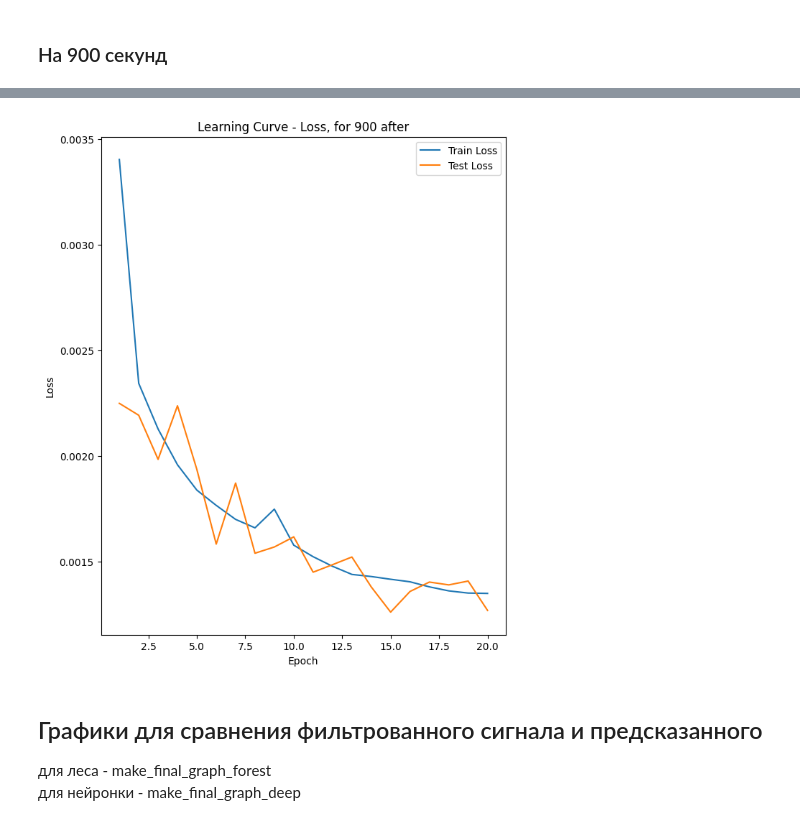
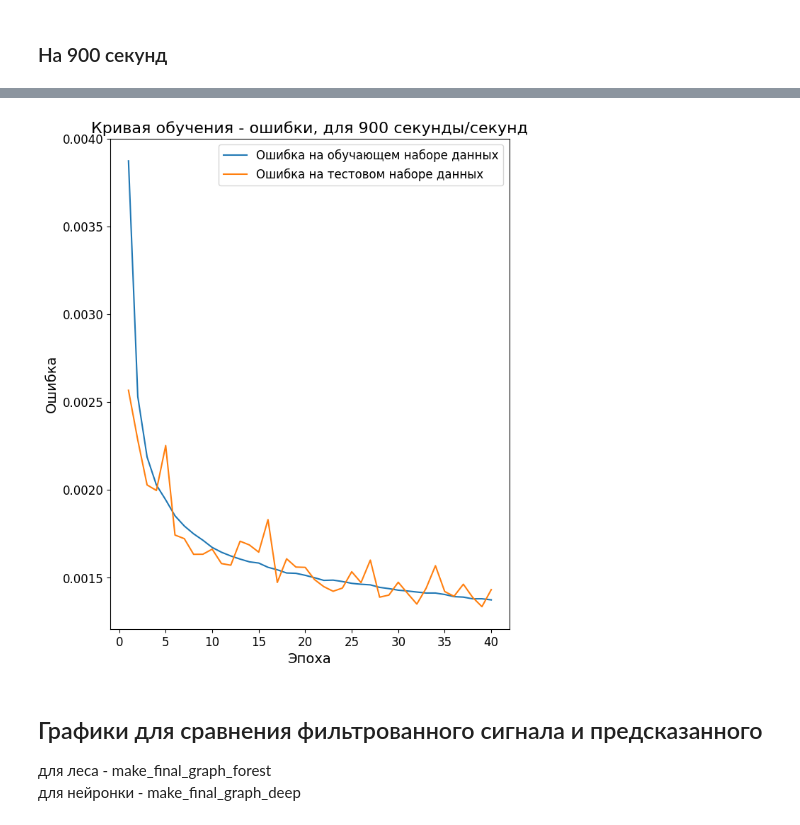
Before and after one commit to Exemtik/MetanAnalysis, a Jupyter notebook: IPYNB/metan.ipynb, the cells around one changed output, grey strips where cells are left out. Saved outputs shown, nothing was run; the diff lists cells and outputs as text; code cells hidden in the pictures.

```diff
--- a/IPYNB/metan.ipynb
+++ b/IPYNB/metan.ipynb
@@ -8,6 +8,15 @@
 import pandas as pd
 import numpy as np
 import matplotlib.pyplot as plt
+
+plt.rcParams['font.family'] = 'sans-serif'  # Здесь вы можете выбрать семейство шрифта, например 'serif', 'sans-serif', 'monospace'
+plt.rcParams['font.sans-serif'] = ['DejaVu Sans']  # Здесь вы можете указать конкретные шрифты для выбранного семейства
+plt.rcParams['font.size'] = 14  # Размер шрифта
+plt.rcParams['axes.titlesize'] = 16  # Размер шрифта для заголовков осей
+plt.rcParams['axes.labelsize'] = 14  # Размер шрифта для меток осей
+plt.rcParams['xtick.labelsize'] = 12  # Размер шрифта для меток на оси X
+plt.rcParams['ytick.labelsize'] = 12  # Размер шрифта для меток на оси Y
+plt.rcParams['legend.fontsize'] = 12  # Размер шрифта для легенды
 
 from sklearn.preprocessing import MinMaxScaler
 from sklearn.compose import make_column_transformer
@@ -255,19 +263,19 @@ def preprocessor(X):
     )
 
 class LotsOfHidden(nn.Module):
-    def __init__(self, input_dim, hidden_dims):
+    def __init__(self, input_dim, hidden_dim):
         super(LotsOfHidden, self).__init__()
-        layers = []
-        prev_dim = input_dim
-        for hidden_dim in hidden_dims:
-            layers.append(nn.Linear(prev_dim, hidden_dim))
-            layers.append(nn.ReLU()) # функция активации, используется во всех нейронах
-            prev_dim = hidden_dim
-        layers.append(nn.Linear(prev_dim, 1))
-        self.model = nn.Sequential(*layers)
+        self.layer1 = nn.Linear(input_dim, hidden_dim)
+        self.layer2 = nn.Linear(hidden_dim, 1)
+        self.relu = nn.ReLU()
+        self.sigmoid = nn.Sigmoid()
 
     def forward(self, x):
-        return self.model(x)
+        x = self.layer1(x)
+        x = self.relu(x)
+        x = self.layer2(x)
+        x = self.sigmoid(x)
+        return x
 
 def trrainDeep(X, y, seconds, epochs):
     X_train, X_test, y_train, y_test = train_test_split(X, y, test_size=0.3, random_state=7)
@@ -292,9 +300,9 @@ def trrainDeep(X, y, seconds, epochs):
 
     input_dim = X_train_processed.shape[1]
 
-    hidden_dims = [16] * 9 # 9 слоёв по 16 нейроов
+    hidden_dim = 57
 
-    model_complex = LotsOfHidden(input_dim, hidden_dims)
+    model_complex = LotsOfHidden(input_dim, hidden_dim)
     criterion = nn.MSELoss()
     optimizer = optim.Adam(model_complex.parameters(), lr=0.001) # тут скорость обученя (lr) 0.001
 
@@ -333,12 +341,12 @@ def trrainDeep(X, y, seconds, epochs):
     plt.figure(figsize=(16, 9))
 
     plt.subplot(1, 2, 1)
-    plt.plot(range(1, num_epochs+1), train_losses, label='Train Loss')
-    plt.plot(range(1, num_epochs+1), test_losses, label='Test Loss')
-    plt.xlabel('Epoch')
-    plt.ylabel('Loss')
+    plt.plot(range(1, num_epochs+1), train_losses, label='Ошибка на обучающем наборе данных')
+    plt.plot(range(1, num_epochs+1), test_losses, label='Ошибка на тестовом наборе данных')
+    plt.xlabel('Эпоха')
+    plt.ylabel('Ошибка')
     plt.legend()
-    plt.title(f"Learning Curve - Loss, for {seconds} after")
+    plt.title(f"Кривая обучения - ошибки, для {seconds} секунды/секунд")
 
     plt.savefig('loss_'+str(seconds)+'_seconds.png')
     plt.show()
@@ -413,5 +421,5 @@ save_model(metrics_deep60, 'md60.pkl')
 # %% [markdown]
 ### На 900 секунд
 # %%
-deep900, metrics_deep900 = train_deep_of_bias(seconds = 900, df = s2, epochs = 20)
+deep900, metrics_deep900 = train_deep_of_bias(seconds = 900, df = s2, epochs = 40)
 # %% [output]
@@ -420,4 +430,4 @@ Epoch [11/20], Train Loss: 0.0015, Test Loss: 0.0015
-[figure, old version]
+[figure, new version]
 # %%
 torch.save(deep900, 'deep900.pkl')
 save_model(metrics_deep900, 'md900.pkl')
```
Also changed, not shown: parts of 20 cells of this notebook, 31 other files.
